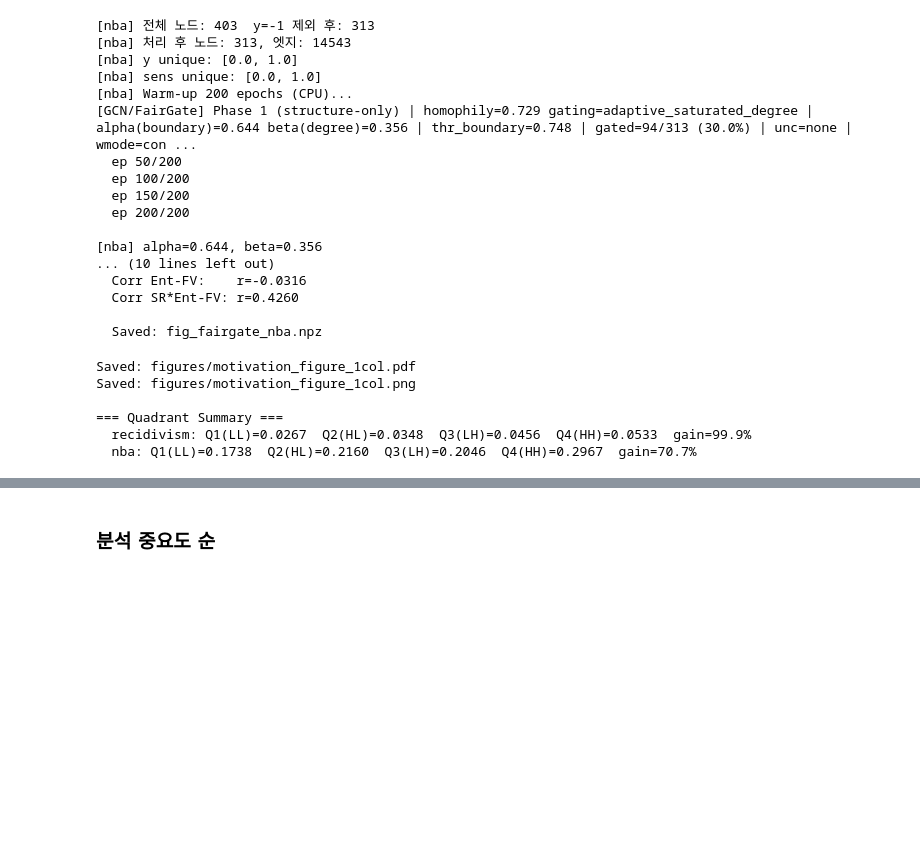
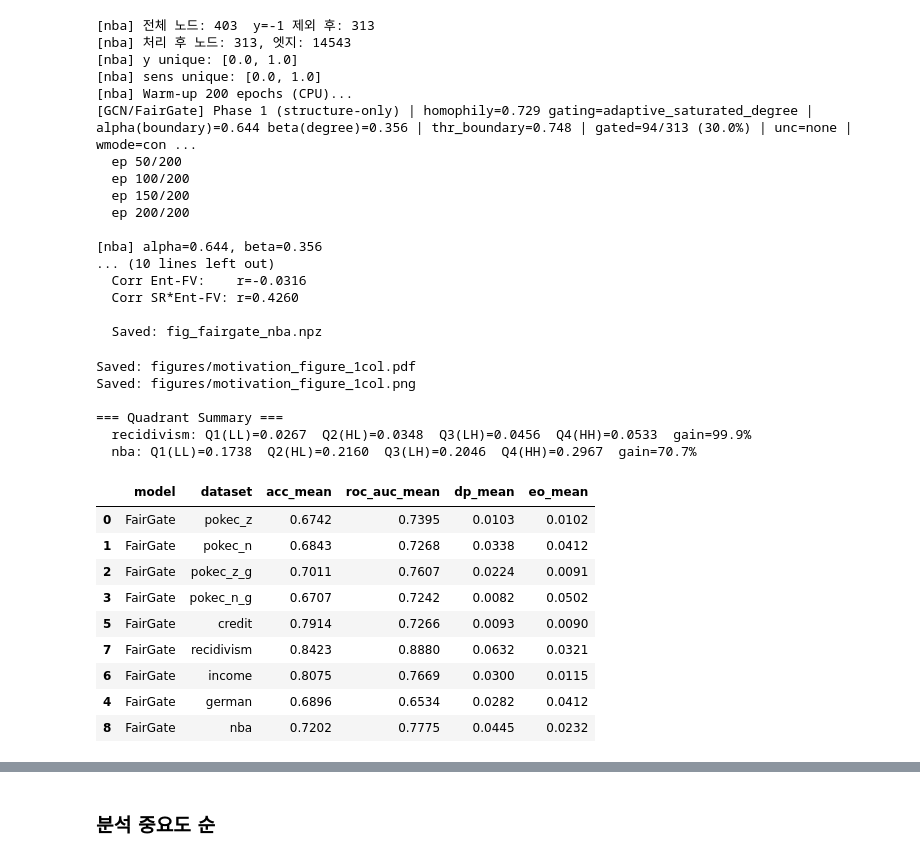
Before and after one commit to sybeam27/FairGate, a Jupyter notebook: 0.analysis.ipynb, the cells around one changed output, grey strips where cells are left out. Saved outputs shown, nothing was run; the diff lists cells and outputs as text; code cells hidden in the pictures; blank space fills up the shorter version.

```diff
--- a/0.analysis.ipynb
+++ b/0.analysis.ipynb
@@ -871,0 +874,40 @@ Saved: figures/motivation_figure_1col.png
+# %%
+file_name ='exp_fairgate_fiw_v1'
+
+datasets = ['pokec_z', 'pokec_n', 'pokec_z_g', 'pokec_n_g',
+             'credit', 'recidivism', 'income', 'german', 'nba']
+
+df = pd.read_csv(f'./outputs/ours/{file_name}.csv')
+df = df[[
+    'model', 'dataset',
+    'acc_mean',
+    # 'acc_std',
+    'roc_auc_mean',
+    # 'roc_auc_std',
+    'dp_mean',
+    # 'dp_std',
+    'eo_mean',
+    # 'eo_std',
+    # 'time_sec_mean', 'time_sec_std'
+]]
+
+df = df.copy()
+df['dataset'] = pd.Categorical(
+    df['dataset'],
+    categories=datasets,
+    ordered=True
+)
+
+df.sort_values('dataset')
+# [df.dataset == 'nba']
+# %% [output]
+|  | model | dataset | acc_mean | roc_auc_mean | dp_mean | eo_mean |
+| 0 | FairGate | pokec_z | 0.6742 | 0.7395 | 0.0103 | 0.0102 |
+| 1 | FairGate | pokec_n | 0.6843 | 0.7268 | 0.0338 | 0.0412 |
+| 2 | FairGate | pokec_z_g | 0.7011 | 0.7607 | 0.0224 | 0.0091 |
+| 3 | FairGate | pokec_n_g | 0.6707 | 0.7242 | 0.0082 | 0.0502 |
+| 5 | FairGate | credit | 0.7914 | 0.7266 | 0.0093 | 0.0090 |
+| 7 | FairGate | recidivism | 0.8423 | 0.8880 | 0.0632 | 0.0321 |
+| 6 | FairGate | income | 0.8075 | 0.7669 | 0.0300 | 0.0115 |
+| 4 | FairGate | german | 0.6896 | 0.6534 | 0.0282 | 0.0412 |
+| 8 | FairGate | nba | 0.7202 | 0.7775 | 0.0445 | 0.0232 |
```
Also changed, not shown: parts of 3 cells of this notebook, 5 other files.
